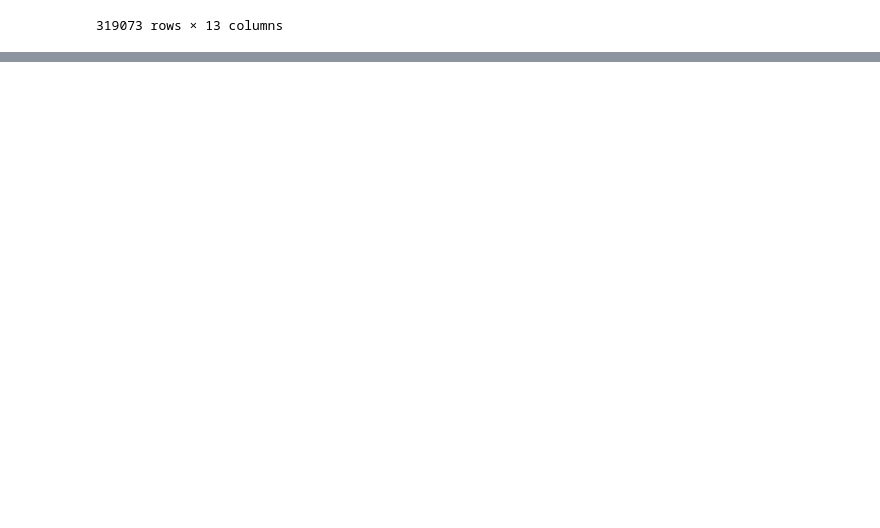
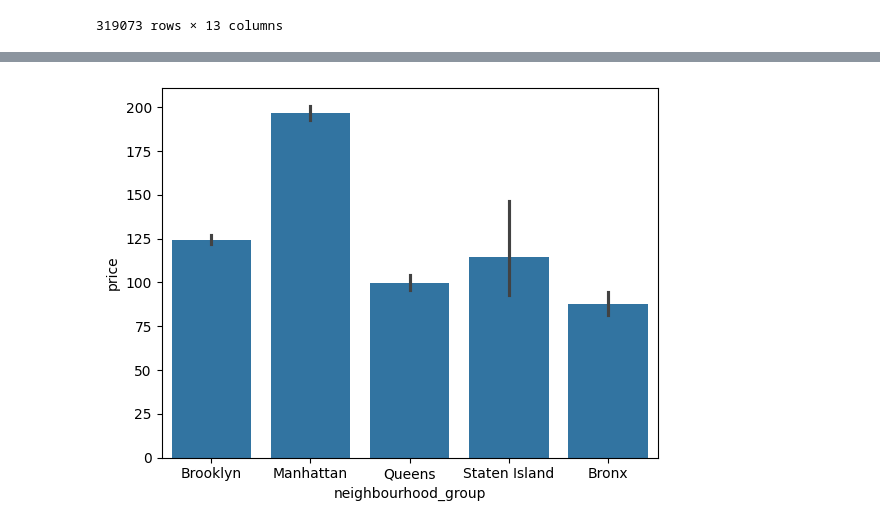
Before and after one commit to dayyaanjattiem/Data-Analysis-Course, a Jupyter notebook: Data_Analyst_Course.ipynb, the cells around one changed output, grey strips where cells are left out. Saved outputs shown, nothing was run; the diff lists cells and outputs as text; code cells hidden in the pictures; blank space fills up the shorter version.

```diff
--- a/Data_Analyst_Course.ipynb
+++ b/Data_Analyst_Course.ipynb
@@ -304,0 +342,5 @@ cleaned_crime
+# %%
+sn.barplot(x= 'neighbourhood_group', y = 'price', data = listings)
+plt.show()
+# %% [output]
+[figure, added]
```
Also changed, not shown: parts of 19 cells of this notebook.
